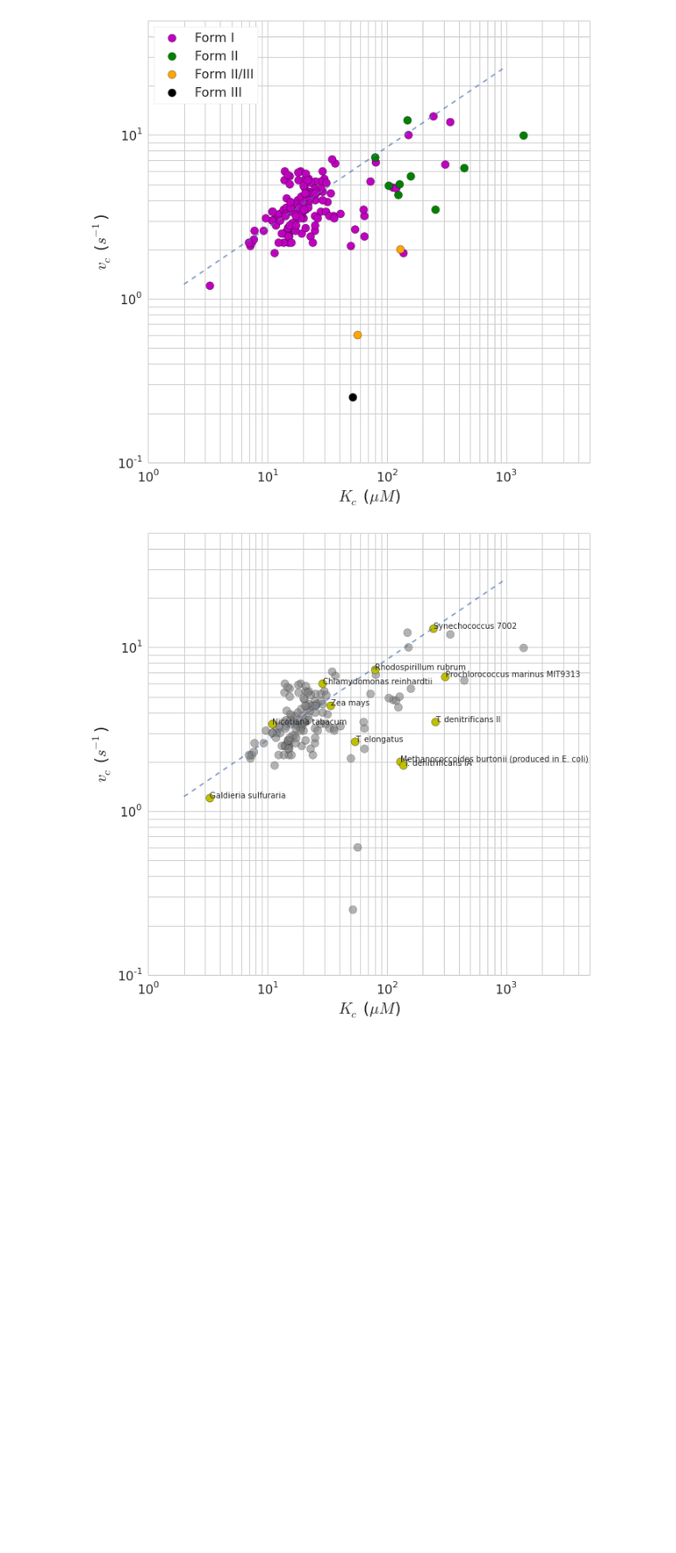
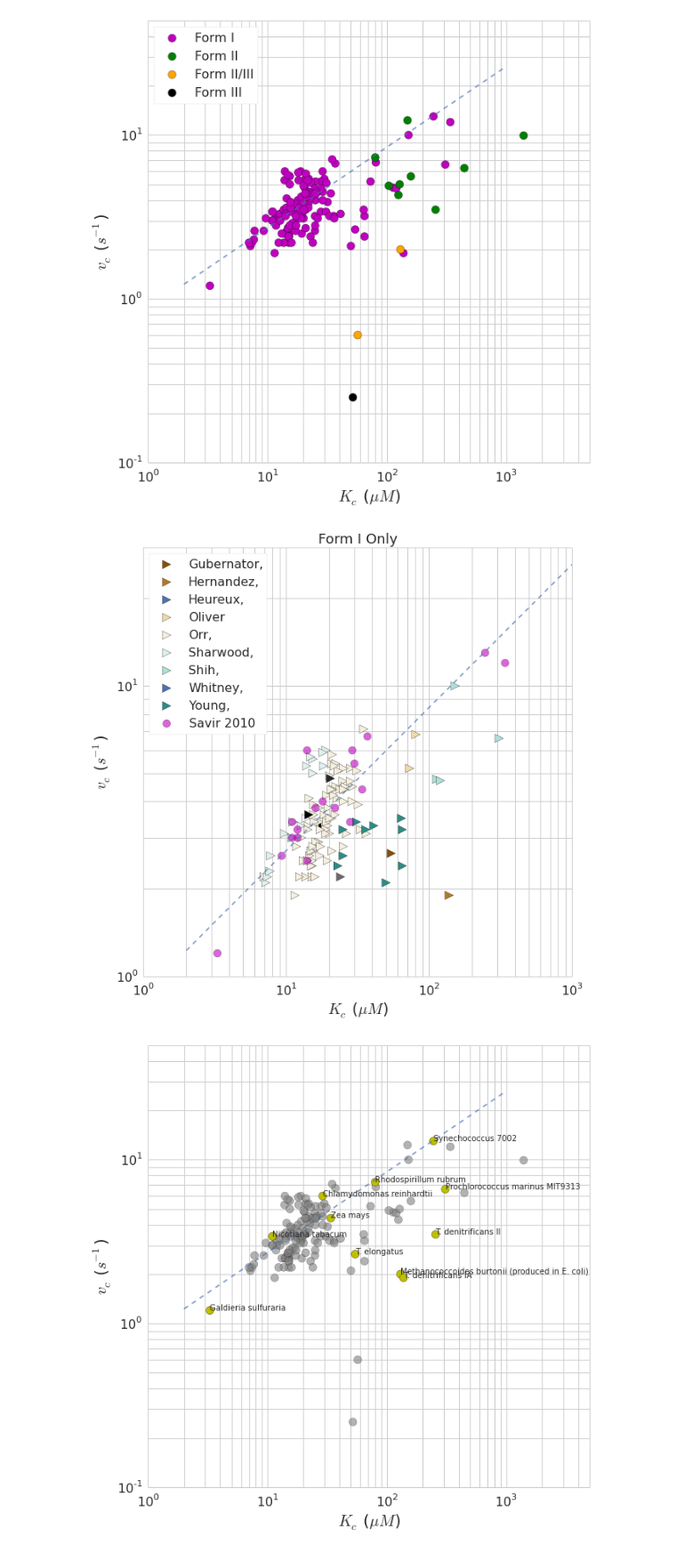
Before and after one commit to flamholz/ccm, a Jupyter notebook: python/ipython_notebooks/01122018 AF&NP Savir RuBisCO optimality redux .ipynb, the cells around one changed output. Shown: that part at 89% size. Saved outputs shown, nothing was run; the diff lists cells and outputs as text; code cells hidden in the pictures; blank space fills up the shorter version.

```diff
--- a/python/ipython_notebooks/01122018 AF&NP Savir RuBisCO optimality redux .ipynb
+++ b/python/ipython_notebooks/01122018 AF&NP Savir RuBisCO optimality redux .ipynb
@@ -92,6 +92,45 @@ plt.xlim(1, 5e3)
 plt.show()
 # %% [output]
 [figure]
+# %%
+# Plot Kc vs. Vc for FI RuBisCOs alone, coloring by reference.
+figure = plt.figure(figsize=(10,10))
+seaborn.set_style('whitegrid')
+
+plt.xscale('log')
+plt.yscale('log')
+
+colors = seaborn.color_palette("BrBG", 10)
+fIs = grouped_form.get_group('I')
+fIs_nonsavir = fIs[fIs.savir == False]
+grouped_ref = fIs_nonsavir.groupby('Citation')
+for i, (group, gdf) in enumerate(grouped_ref):
+    l = group.split()[0]
+    c = colors[i]
+    plt.scatter(gdf.Kc, gdf.Vc, c=c, s=120, marker='>', label=l)
+
+savir_FIs = fIs[fIs.savir == True]
+plt.scatter(savir_FIs.Kc, savir_FIs.Vc, c='m', s=100, alpha=0.6, label='Savir 2010')
+
+# Savir 2010 says Kc = 1.32 * Vc^2.03
+# Therefore Vc = (Kc/1.32)^(1/2.03)
+xs = np.arange(2, 1000, 5)
+projected_Vcs = np.power(xs/1.32, 1.0/2.03)
+plt.plot(xs, projected_Vcs, ls='--', alpha=0.7)
+
+plt.legend(loc=2, fontsize=16, frameon=True)
+plt.title('Form I Only', fontsize=18)
+plt.xlabel('$K_c$ ($\mu M$)', fontsize=20)
+plt.ylabel('$v_c$ ($s^{-1}$)', fontsize=20)
+plt.xticks(fontsize=16)
+plt.yticks(fontsize=16)
+
+plt.ylim(1e0, 30)
+plt.xlim(1, 1e3)
+
+plt.show()
+# %% [output]
+[figure, added]
 # %%
 # Annotate "interesting" RuBisCOs, demarcated in the spreadsheet.
 figure = plt.figure(figsize=(10,10))
```
Also changed, not shown: parts of 4 cells of this notebook.
